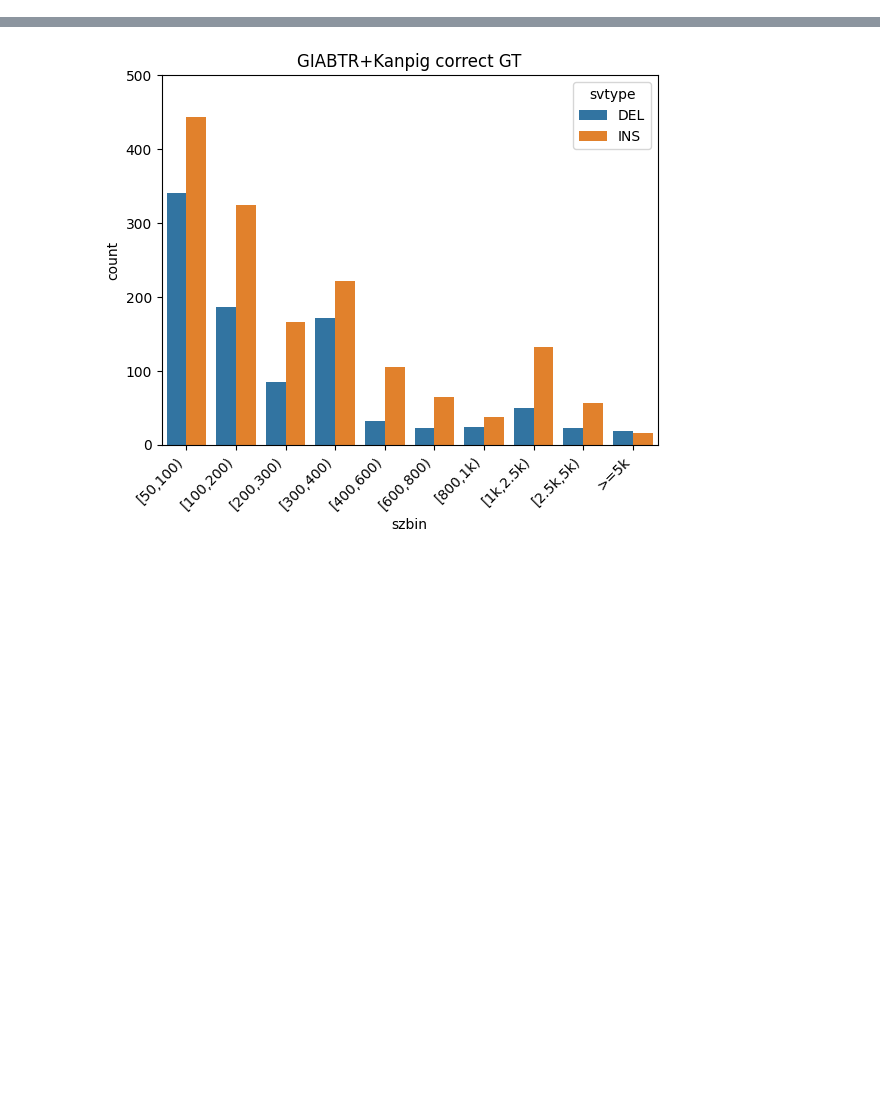
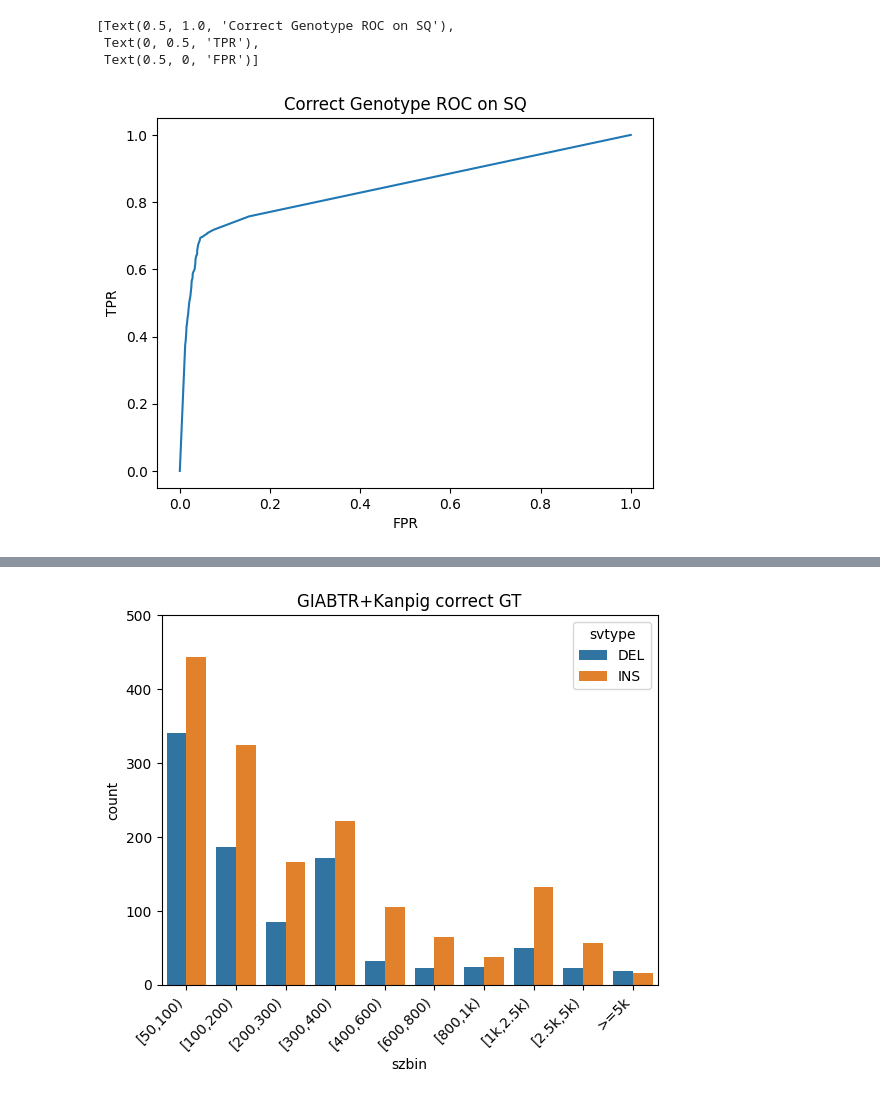
Before and after one commit to ACEnglish/kanpig, a Jupyter notebook: experiments/Analysis.ipynb, the cells around one changed output, grey strips where cells are left out. Saved outputs shown, nothing was run; the diff lists cells and outputs as text; code cells hidden in the pictures; blank space fills up the shorter version.

```diff
--- a/experiments/Analysis.ipynb
+++ b/experiments/Analysis.ipynb
@@ -9,0 +40,8 @@ import truvari
+# %%
+p = sb.lineplot(x=falseposrate_noskill, y=trueposrate_noskill)
+p.set(title="Correct Genotype ROC on SQ", ylabel="TPR", xlabel="FPR")
+# %% [output]
+[Text(0.5, 1.0, 'Correct Genotype ROC on SQ'),
+ Text(0, 0.5, 'TPR'),
+ Text(0.5, 0, 'FPR')]
+[figure, added]
```
Also changed, not shown: parts of 8 cells of this notebook, 4 other files.
